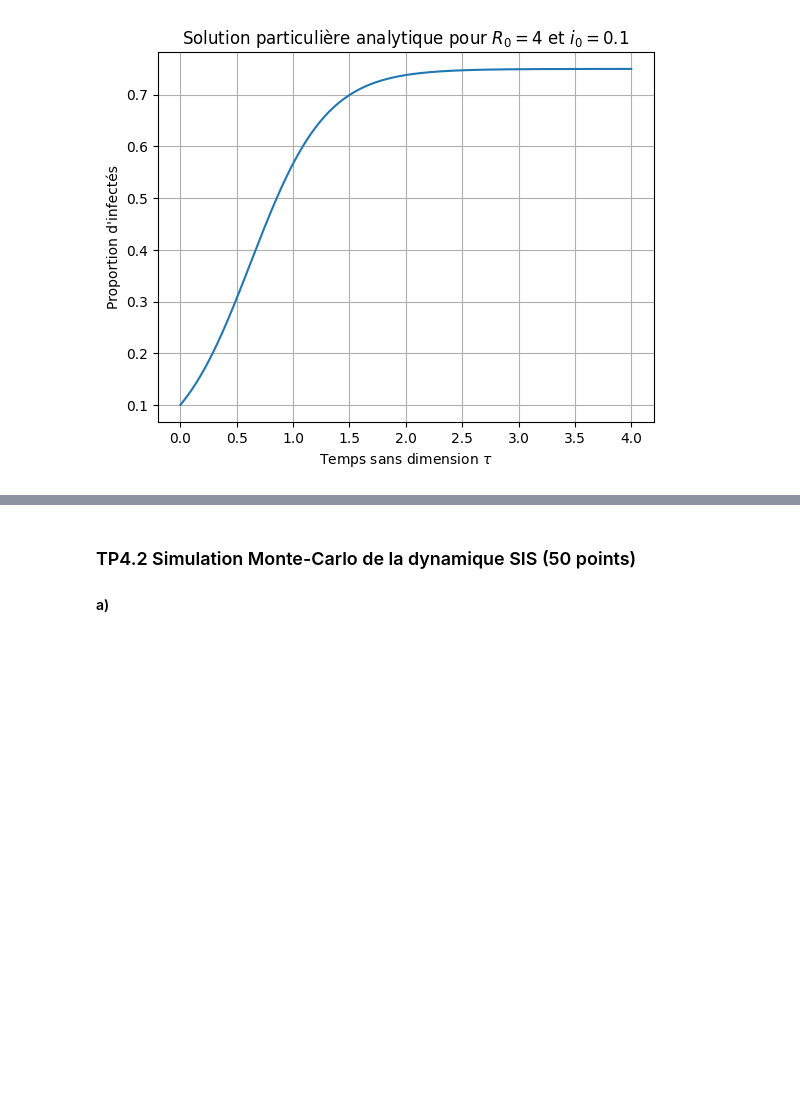
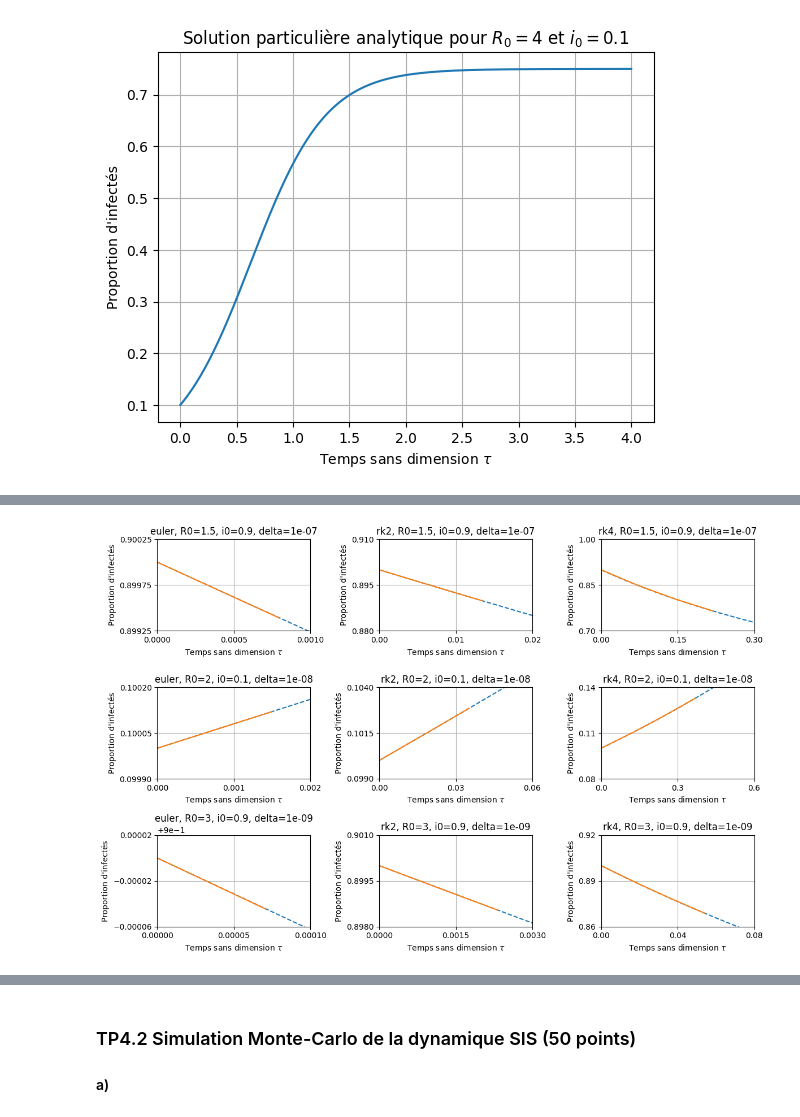
Before and after one commit to thcha67/tp_phys_num, a Jupyter notebook: TP4_ThomasC_SimonG_LaurentE/TP4_ThomasC_SimonG_LaurentE.ipynb, the cells around one changed output, grey strips where cells are left out. Saved outputs shown, nothing was run; the diff lists cells and outputs as text; code cells hidden in the pictures; blank space fills up the shorter version.

```diff
--- a/TP4_ThomasC_SimonG_LaurentE/TP4_ThomasC_SimonG_LaurentE.ipynb
+++ b/TP4_ThomasC_SimonG_LaurentE/TP4_ThomasC_SimonG_LaurentE.ipynb
@@ -224,0 +203,92 @@ Afin de déterminer les bornes pour les valeurs de départ de $h$, il est possib
+# %%
+import pandas as pd
+from IPython.display import display, HTML
+import matplotlib.ticker as ticker
+
+
+R0i0_pairs = [(1.5, 0.1), (1.5, 0.9), (2, 0.1), (2, 0.9), (3, 0.1), (3, 0.9)]
+deltas = [1e-6, 1e-7, 1e-8, 1e-9]
+
+delta_R0i0_to_show = [
+    (1.5, 0.9, 1e-7),
+    (2, 0.1, 1e-8),
+    (3, 0.9, 1e-9),
+]
+
+T = 3
+
+plt.figure(figsize=(12, 8))
+
+for delta in deltas:
+    results = pd.DataFrame(columns=["R0/i0", "Euler", "RK2", "RK4"])
+
+    for R0, i0 in R0i0_pairs:
+        times = np.linspace(0, T, 1000) # finer grid for analytical solution
+
+        delta_R0i0 = (R0, i0, delta)
+
+        methods_results = []
+
+        for j, method in enumerate([euler, rk2, rk4]):
+            h1 = 1e-10
+            h4 = 0.1
+
+            h = golden_ratio_method(method, h1, h4, T, R0, i0, delta)
+            t, i = method(T, h, R0, i0)
+
+            if delta_R0i0 in delta_R0i0_to_show:
+                plt.subplot(3, 3, 3*delta_R0i0_to_show.index(delta_R0i0)+j+1)
+                plt.xlabel(r"Temps sans dimension $\tau$")
+                plt.ylabel(r"Proportion d'infectés")
+                plt.grid()
+                plt.plot(times, analytical(times, R0, i0), label="Analytique", linestyle='--')
+                plt.title(f"{method.__name__}, R0={R0}, i0={i0}, delta={delta}")
+                plt.plot(t, i)
+                dy = max(i) - min(i)
+                y_min = min(i) - 0.2 * dy
+                y_max = max(i) + 0.2 * dy
+                plt.ylim(y_min, y_max)
+
+                dx = max(t) - min(t)
+                x_min = 0
+                x_max = max(t) + 0.2 * dx
+                plt.xlim(x_min, x_max)
+
+                # Fonction pour créer 3 ticks arrondis
+                def round_locator(min_val, max_val):
+                    range_val = max_val - min_val
+                    step = 10**np.floor(np.log10(range_val))
+                    for factor in [1, 2, 2.5, 5]:
+                        if range_val / (step * factor) <= 4:
+                            step *= factor
+                            break
+                    tick_min = step * np.floor(min_val / step)
+                    tick_max = step * np.ceil(max_val / step)
+                    ticks = np.linspace(tick_min, tick_max, 3)
+                    return np.round(ticks, 8)
+
+                # Appliquer les ticks personnalisés
+                xticks = round_locator(x_min, x_max)
+                yticks = round_locator(y_min, y_max)
+                plt.xticks(xticks)
+                plt.yticks(yticks)
+
+                # Forcer notation décimale normale
+                ax = plt.gca()
+                ax.ticklabel_format(style='plain', axis='both')  # <- no scientific notation
+
+            error_at_h = error(method, T, h, R0, i0)
+
+            methods_results.append(f"{h:.2e} [{error_at_h:.2e}]")
+
+        results.loc[len(results)] = [f"{R0}/{i0}"] + methods_results
+
+
+    display(HTML(f"<h2>Valeur de h[erreur] pour delta = {delta}</h2>"))
+    # display datafram without index and with borders
+    display(HTML(results.to_html(index=False, border=1, justify='center')))
+
+plt.suptitle("")
+plt.tight_layout()
+plt.show()
+# %% [output]
@@ -224,0 +327 @@ Afin de déterminer les bornes pour les valeurs de départ de $h$, il est possib
+[figure, added]
```
Also changed, not shown: parts of 17 cells of this notebook.
